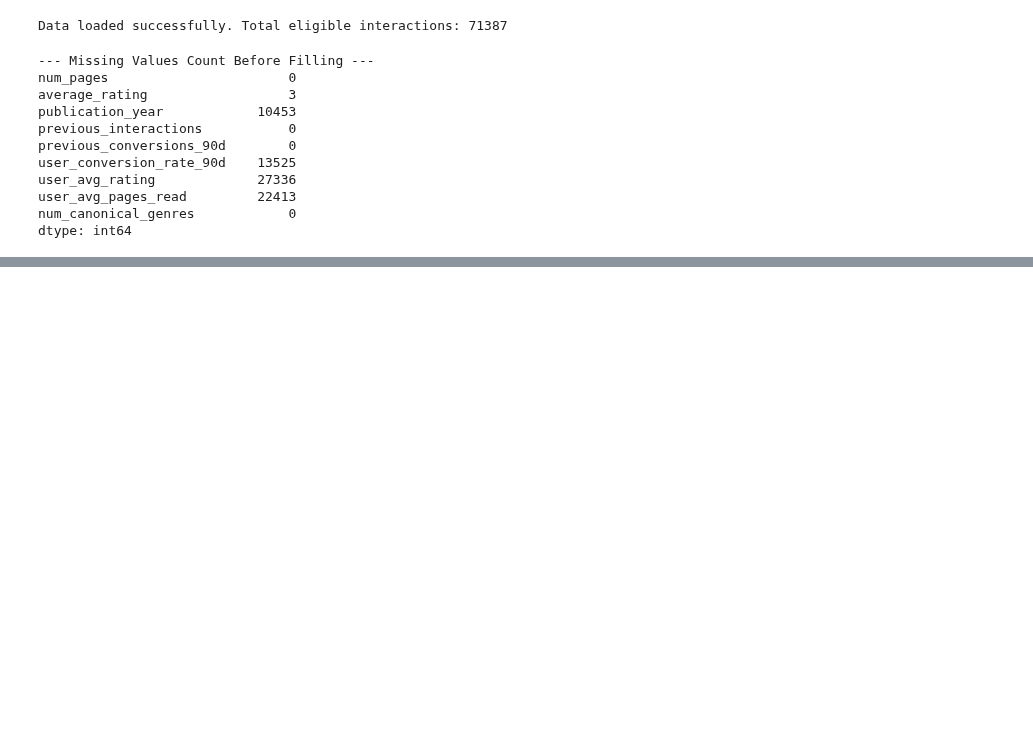
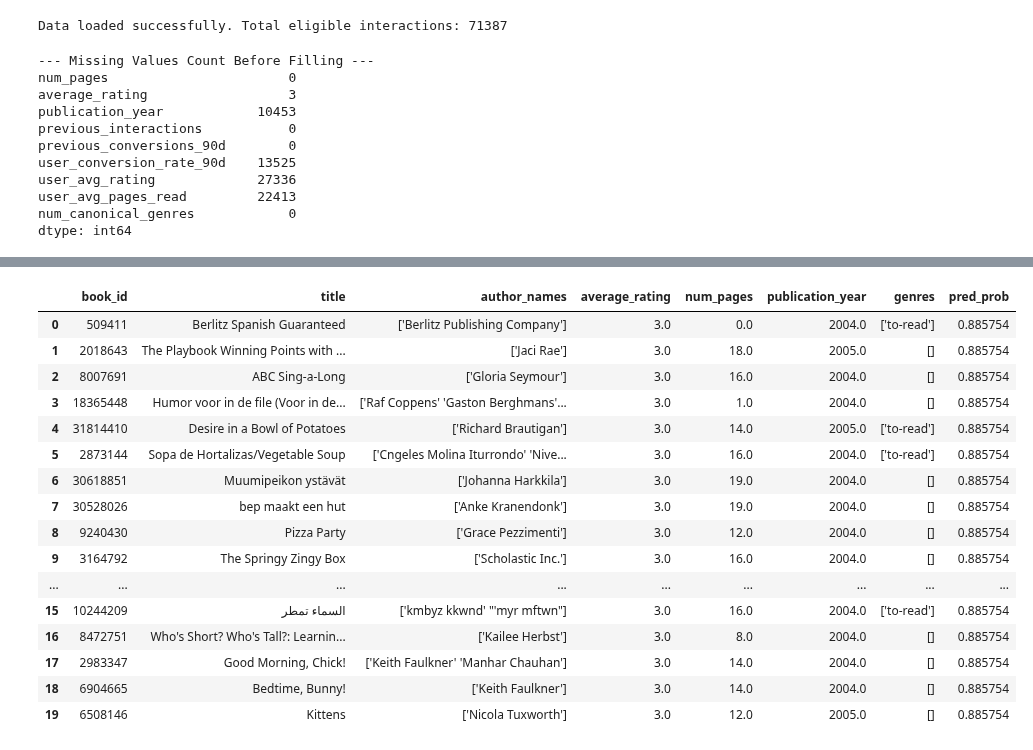
Before and after one commit to Varshasakaray/Book-Recommendation-System, a Jupyter notebook: ml_2/model_training.ipynb, the cells around one changed output, grey strips where cells are left out. Drawn from its saved outputs; the diff is of its cells as text; code cells hidden in the pictures; blank space fills up the shorter version.

```diff
--- a/ml_2/model_training.ipynb
+++ b/ml_2/model_training.ipynb
@@ -268,20 +377,0 @@ plt.show()
-# %%
-import joblib
-import pandas as pd
-
-# 1. Load your Looknew AI components
-model = joblib.load('xgboost_conversion_model.pkl')
-scaler = joblib.load('feature_scaler.pkl')
-
-# 2. Simulate a dummy payload from the frontend with all 9 features
-# Added '3' at the end to represent num_canonical_genres
-dummy_data = pd.DataFrame(
-    [[350, 4.2, 2015, 10, 2, 0.20, 3.8, 310, 3]],
-    columns=actual_features
-)
-
-# 3. Scale and Predict just like a live server
-scaled_data = scaler.transform(dummy_data)
-probability = model.predict_proba(scaled_data)[0][1]
-
-print(f"API Response: The user has a {probability * 100:.1f}% chance of reading this book.")
@@ -289,0 +599,34 @@ API Response: The user has a 58.9% chance of reading this book.
+# %%
+# Let's inspect the specific genres and authors of the top recommended books to understand the recommendations better.
+# We will pull additional metadata fields from the books_df for these top 20 book IDs.
+top_20_book_ids = top_20_recs['book_id'].tolist()
+
+# Filter books_df to inspect additional details of these top 20 recommended books
+recommended_books_details = books_df[books_df['book_id'].isin(top_20_book_ids)][[
+    'book_id', 'title', 'author_names', 'average_rating', 'num_pages', 'publication_year', 'genres'
+]]
+
+# Merge with our prediction probabilities to display them sorted by prediction confidence
+recommended_books_details = recommended_books_details.merge(
+    top_20_recs[['book_id', 'pred_prob']], on='book_id'
+).sort_values(by='pred_prob', ascending=False)
+
+display(recommended_books_details)
+# %% [output]
+|  | book_id | title | author_names | average_rating | num_pages | publication_year | genres | pred_prob |
+| 0 | 509411 | Berlitz Spanish Guaranteed | ['Berlitz Publishing Company'] | 3.0 | 0.0 | 2004.0 | ['to-read'] | 0.885754 |
+| 1 | 2018643 | The Playbook Winning Points with ... | ['Jaci Rae'] | 3.0 | 18.0 | 2005.0 | [] | 0.885754 |
+| 2 | 8007691 | ABC Sing-a-Long | ['Gloria Seymour'] | 3.0 | 16.0 | 2004.0 | [] | 0.885754 |
+| 3 | 18365448 | Humor voor in de file (Voor in de... | ['Raf Coppens' 'Gaston Berghmans'... | 3.0 | 1.0 | 2004.0 | [] | 0.885754 |
+| 4 | 31814410 | Desire in a Bowl of Potatoes | ['Richard Brautigan'] | 3.0 | 14.0 | 2005.0 | ['to-read'] | 0.885754 |
+| 5 | 2873144 | Sopa de Hortalizas/Vegetable Soup | ['Cngeles Molina Iturrondo' 'Nive... | 3.0 | 16.0 | 2004.0 | ['to-read'] | 0.885754 |
+| 6 | 30618851 | Muumipeikon ystävät | ['Johanna Harkkila'] | 3.0 | 19.0 | 2004.0 | [] | 0.885754 |
+| 7 | 30528026 | bep maakt een hut | ['Anke Kranendonk'] | 3.0 | 19.0 | 2004.0 | [] | 0.885754 |
+| 8 | 9240430 | Pizza Party | ['Grace Pezzimenti'] | 3.0 | 12.0 | 2004.0 | [] | 0.885754 |
+| 9 | 3164792 | The Springy Zingy Box | ['Scholastic Inc.'] | 3.0 | 16.0 | 2004.0 | [] | 0.885754 |
+| ... | ... | ... | ... | ... | ... | ... | ... | ... |
+| 15 | 10244209 | السماء تمطر | ['kmbyz kkwnd' "'myr mftwn"] | 3.0 | 16.0 | 2004.0 | ['to-read'] | 0.885754 |
+| 16 | 8472751 | Who's Short? Who's Tall?: Learnin... | ['Kailee Herbst'] | 3.0 | 8.0 | 2004.0 | [] | 0.885754 |
+| 17 | 2983347 | Good Morning, Chick! | ['Keith Faulkner' 'Manhar Chauhan'] | 3.0 | 14.0 | 2004.0 | [] | 0.885754 |
+| 18 | 6904665 | Bedtime, Bunny! | ['Keith Faulkner'] | 3.0 | 14.0 | 2004.0 | [] | 0.885754 |
+| 19 | 6508146 | Kittens | ['Nicola Tuxworth'] | 3.0 | 12.0 | 2005.0 | [] | 0.885754 |
```
Also changed, not shown: parts of 30 cells of this notebook, 3 other files.
